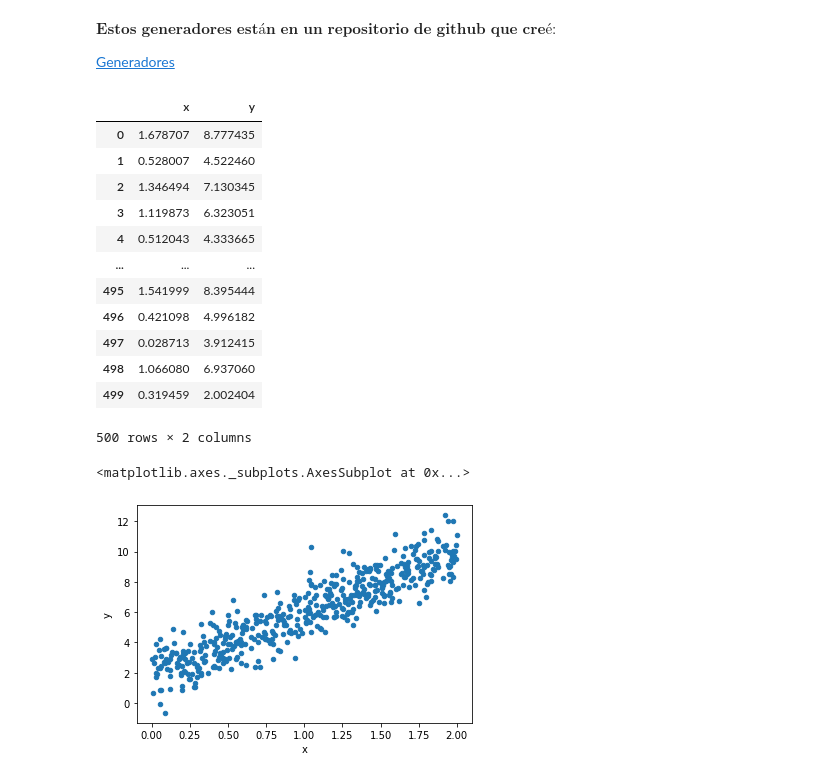
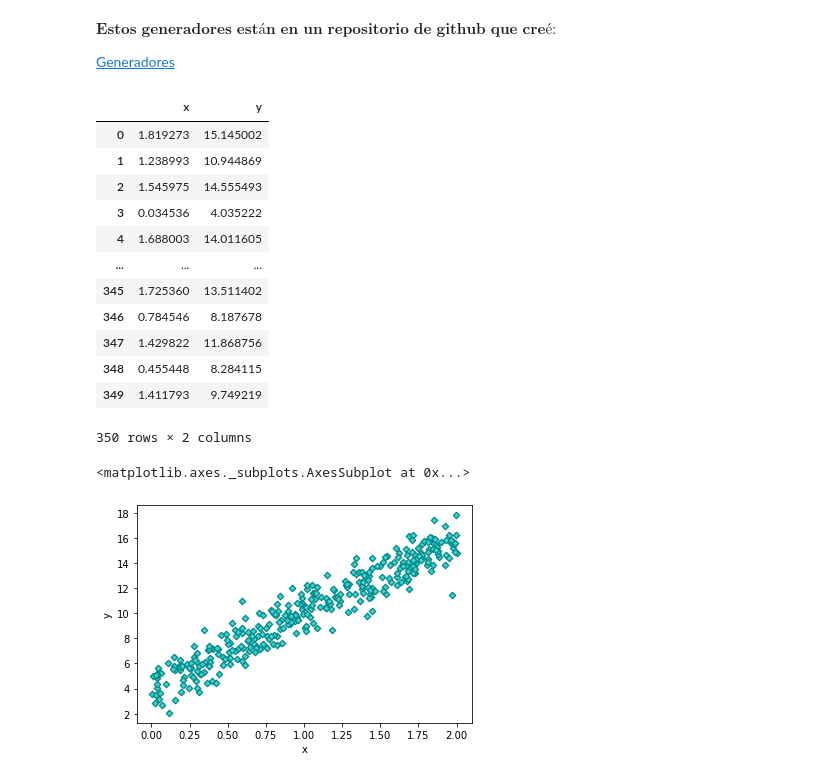
Before and after one commit to Radhe-0/Practicas, a Jupyter notebook: Practicas_Numpy.ipynb, the cells around one changed output. Saved outputs shown, nothing was run; the diff lists cells and outputs as text; code cells hidden in the pictures.

```diff
--- a/Practicas_Numpy.ipynb
+++ b/Practicas_Numpy.ipynb
@@ -28,28 +28,28 @@ def DatosLineales(num=10):
 
     return lista
 
-datos = DatosLineales(500)
+datos = DatosLineales(350)
 df = pd.DataFrame(datos, columns=['x','y'])
 df
 # %% [output]
 |  | x | y |
-| 0 | 1.678707 | 8.777435 |
-| 1 | 0.528007 | 4.522460 |
-| 2 | 1.346494 | 7.130345 |
-| 3 | 1.119873 | 6.323051 |
-| 4 | 0.512043 | 4.333665 |
+| 0 | 1.819273 | 15.145002 |
+| 1 | 1.238993 | 10.944869 |
+| 2 | 1.545975 | 14.555493 |
+| 3 | 0.034536 | 4.035222 |
+| 4 | 1.688003 | 14.011605 |
 | ... | ... | ... |
-| 495 | 1.541999 | 8.395444 |
-| 496 | 0.421098 | 4.996182 |
-| 497 | 0.028713 | 3.912415 |
-| 498 | 1.066080 | 6.937060 |
-| 499 | 0.319459 | 2.002404 |
+| 345 | 1.725360 | 13.511402 |
+| 346 | 0.784546 | 8.187678 |
+| 347 | 1.429822 | 11.868756 |
+| 348 | 0.455448 | 8.284115 |
+| 349 | 1.411793 | 9.749219 |
-500 rows × 2 columns
+350 rows × 2 columns
 # %%
-df.plot.scatter(x='x',y='y')
+df.plot.scatter(x='x',y='y',c='mediumturquoise',edgecolors='darkcyan',marker='D',linewidths=1.3)
 # %% [output]
 <matplotlib.axes._subplots.AxesSubplot at 0x...>
-[figure, old version]
+[figure, new version]
 # %%
 # Generador de datos no lineales
 
```
Also changed, not shown: parts of 10 cells of this notebook.
